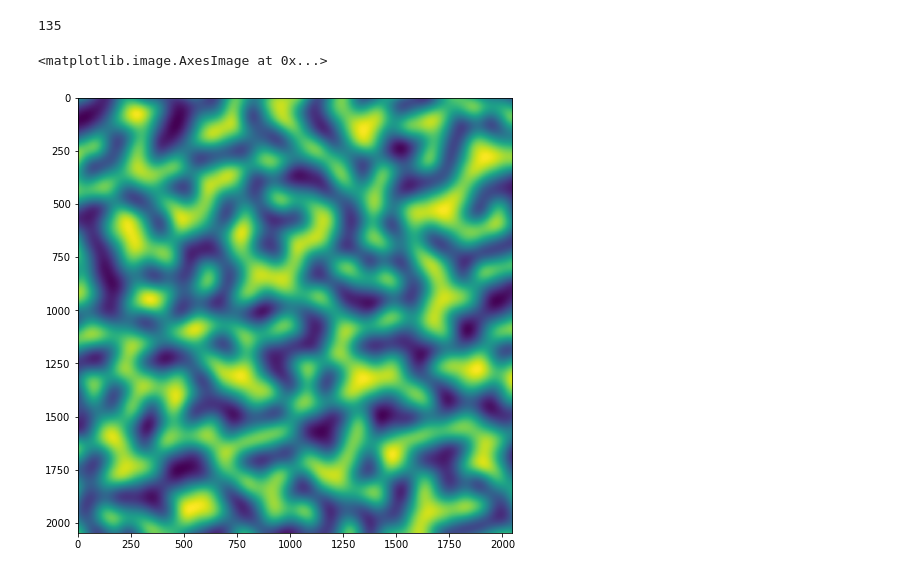
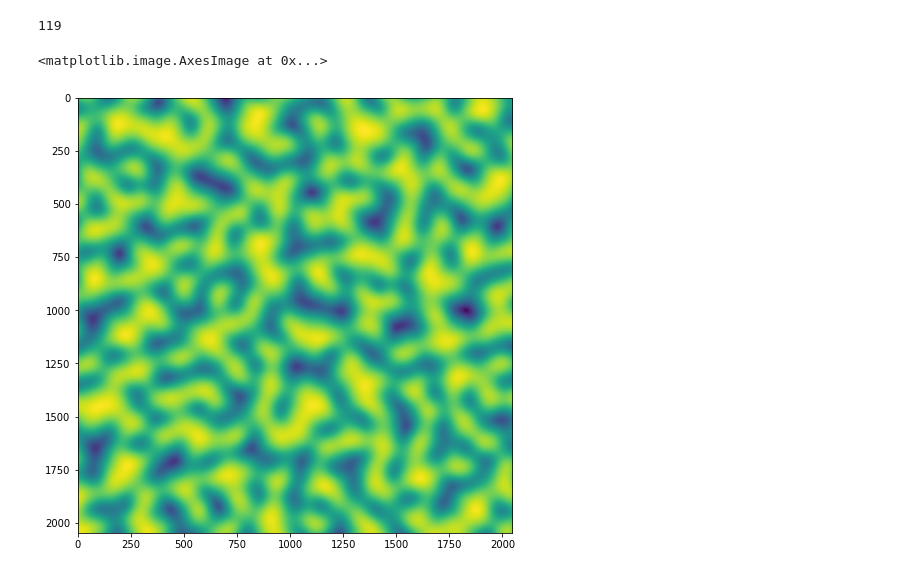
Before and after one commit to atbenmurray/space_engineers, a Jupyter notebook: world_files.ipynb, the cells around one changed output. Saved outputs shown, nothing was run; the diff lists cells and outputs as text; code cells hidden in the pictures.

```diff
--- a/world_files.ipynb
+++ b/world_files.ipynb
@@ -480,10 +421,12 @@ def filaments(generate=False):
 
 filaments(False)
 # %%
-test_noise = get_sub_noise(2048, 2048, (135,))
+test_noise = get_sub_noise(2048, 2048, (119,))
+fnoise = test_noise[119]
+fnoise = np.sqrt(np.interp(fnoise, (fnoise.min(), fnoise.max()), (0, 1)))
 fig, ax = plt.subplots(figsize=(8, 8))
-ax.imshow(test_noise[135])
+ax.imshow(fnoise)
 # %% [output]
-135
+119
 <matplotlib.image.AxesImage at 0x...>
-[figure, old version]
+[figure, new version]
```
Also changed, not shown: parts of 10 cells of this notebook.
